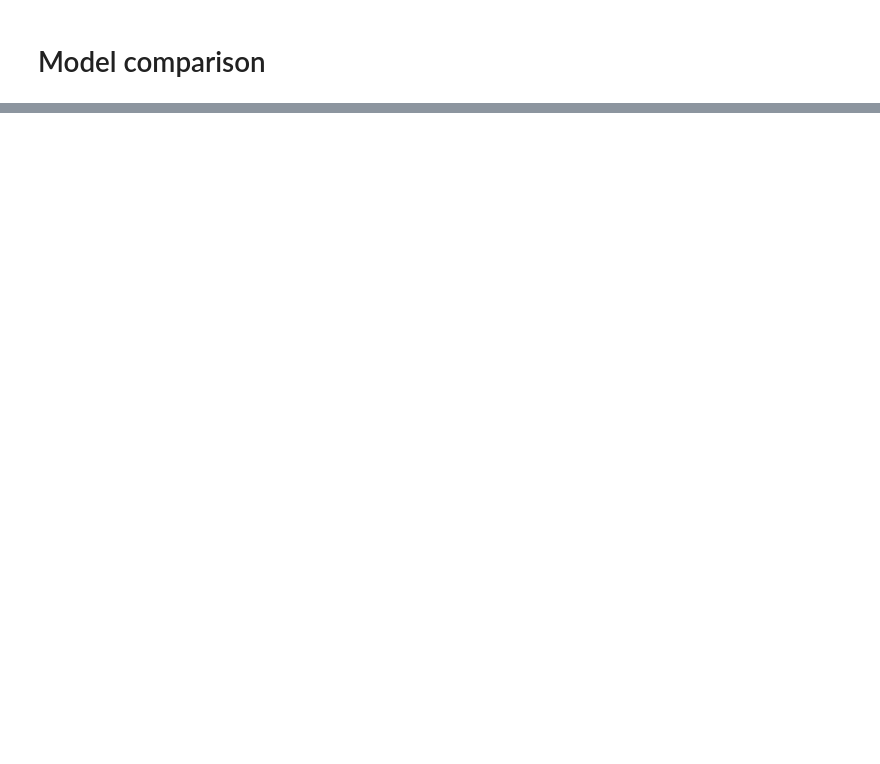
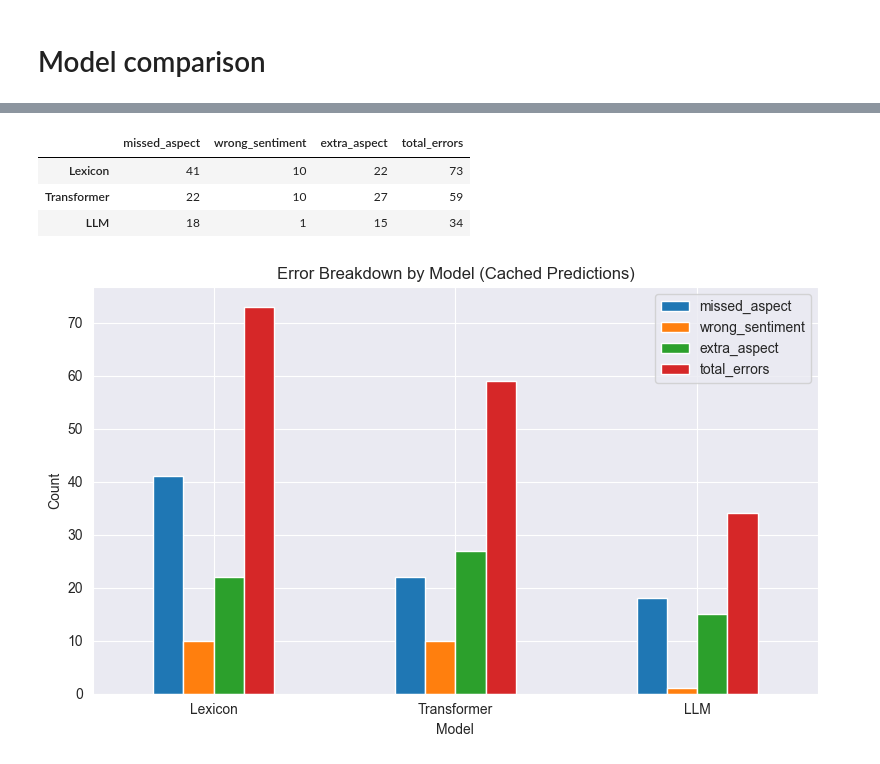
Before and after one commit to lizakolosova/ABSA-project, a Jupyter notebook: notebooks/comparison.ipynb, the cells around one changed output, grey strips where cells are left out. Saved outputs shown, nothing was run; the diff lists cells and outputs as text; code cells hidden in the pictures; blank space fills up the shorter version.

```diff
--- a/notebooks/comparison.ipynb
+++ b/notebooks/comparison.ipynb
@@ -193,0 +186,25 @@ In summary, the lexicon-based approach offers computational efficiency and quick
+# %%
+error_summary = {
+    "Lexicon": analyze_model_errors(lexicon_outputs, test_data, "Lexicon"),
+    "Transformer": analyze_model_errors(transformer_outputs, test_data, "Transformer"),
+    "LLM": analyze_model_errors(llm_outputs, test_data, "LLM")
+}
+
+error_df = pd.DataFrame(error_summary).T
+error_df["total_errors"] = error_df.sum(axis=1)
+display(error_df)
+
+# Visualize
+error_df.plot(kind="bar", figsize=(8,5))
+plt.title("Error Breakdown by Model (Cached Predictions)")
+plt.ylabel("Count")
+plt.xlabel("Model")
+plt.xticks(rotation=0)
+plt.tight_layout()
+plt.show()
+# %% [output]
+|  | missed_aspect | wrong_sentiment | extra_aspect | total_errors |
+| Lexicon | 41 | 10 | 22 | 73 |
+| Transformer | 22 | 10 | 27 | 59 |
+| LLM | 18 | 1 | 15 | 34 |
+[figure, added]
```
Also changed, not shown: parts of 16 cells of this notebook, 6 other files.
